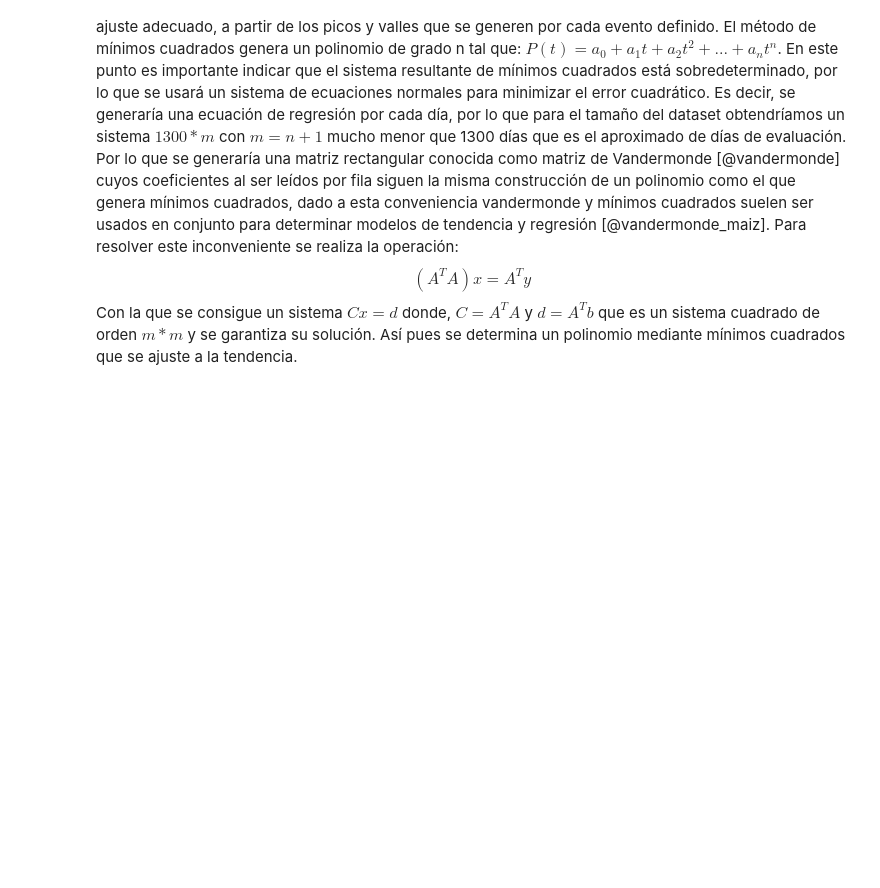
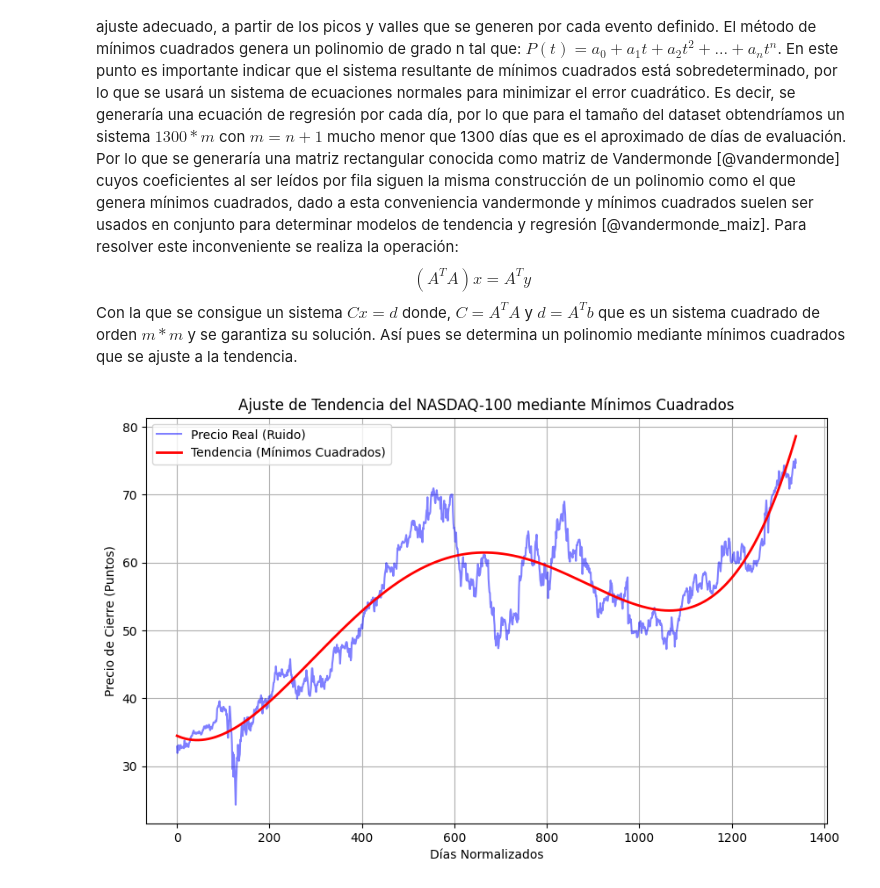
Before and after one commit to JhosuaS/Grupo-4-Finanzas, a Jupyter notebook: CODIGO/AvanceProyectoGrupo3.ipynb, the cells around one changed output. Cells and saved outputs as stored; diff of their text form; code cells hidden in the pictures; blank space fills up the shorter version.

```diff
--- a/CODIGO/AvanceProyectoGrupo3.ipynb
+++ b/CODIGO/AvanceProyectoGrupo3.ipynb
@@ -107,8 +108,8 @@ Con la que se consigue un sistema $Cx = d$ donde, $C = A^T A$ y $d = A^T b$ que
 
 # 1. Preparación de variables
 # Asumiendo que 'df' es tu DataFrame limpio de la Etapa 1
-t = np.arange(len(df_total)) # Variable independiente: días normalizados (0, 1, 2...)
-y = df_total['Close'].values # Variable dependiente: precio de cierre
+t = df_analisis['t'].values # Variable independiente: días normalizados (0, 1, 2...)
+y = df_analisis['Close'].values # Variable dependiente: precio de cierre
 
 # 2. Definición del modelo
 grado = 4
@@ -120,7 +121,7 @@ num_coeficientes = grado + 1
 A = np.zeros((len(t), num_coeficientes))
 # [TU CÓDIGO AQUÍ PARA LLENAR LA MATRIZ]
 for i in range (0, num_coeficientes):
-    for j in len(t):
+    for j in range(len(t)): # Correcion: usar range(len(t)) en lugar de len(t)
         A[j][i] = t[j] ** i
 
 # 4. Construcción del sistema de ecuaciones normales
@@ -129,30 +130,32 @@ A_T = np.transpose(A)
 
 # Calcular (A^T * A) y (A^T * y) usando np.dot o el operador @
 matriz_normal = np.dot(A_T, A)
 vector_normal = np.dot(A_T, y)
 
 # 5. Resolución del sistema cuadrado
 # Puedes usar np.linalg.solve para resolver el sistema resultante
 coeficientes = np.linalg.solve(matriz_normal, vector_normal)
 
 # 6. Evaluación del modelo polinomial
 # P(t) = a0 + a1*t + a2*t^2 + ...
 y_pred = np.dot(A, coeficientes)
 
 # 7. Visualización inicial
 plt.figure(figsize=(10, 6)) # Define un tamaño adecuado para el documento
 
 # Se usa alpha=0.5 para dar transparencia al ruido diario y permitir que resalte la tendencia
 plt.plot(t, y, color='blue', alpha=0.5, label='Precio Real (Ruido)')
 
 # Se usa linewidth para engrosar la línea calculada
 plt.plot(t, y_pred, color='red', linewidth=2, label='Tendencia (Mínimos Cuadrados)')
 
 plt.title('Ajuste de Tendencia del NASDAQ-100 mediante Mínimos Cuadrados')
 plt.xlabel('Días Normalizados')
 plt.ylabel('Precio de Cierre (Puntos)')
 plt.legend()
 plt.grid(True)
 plt.show()
 
 #TODO: eliminar comentarios, revisar referencias
+# %% [output]
+[figure, added]
```
Also changed, not shown: parts of 2 cells of this notebook.
